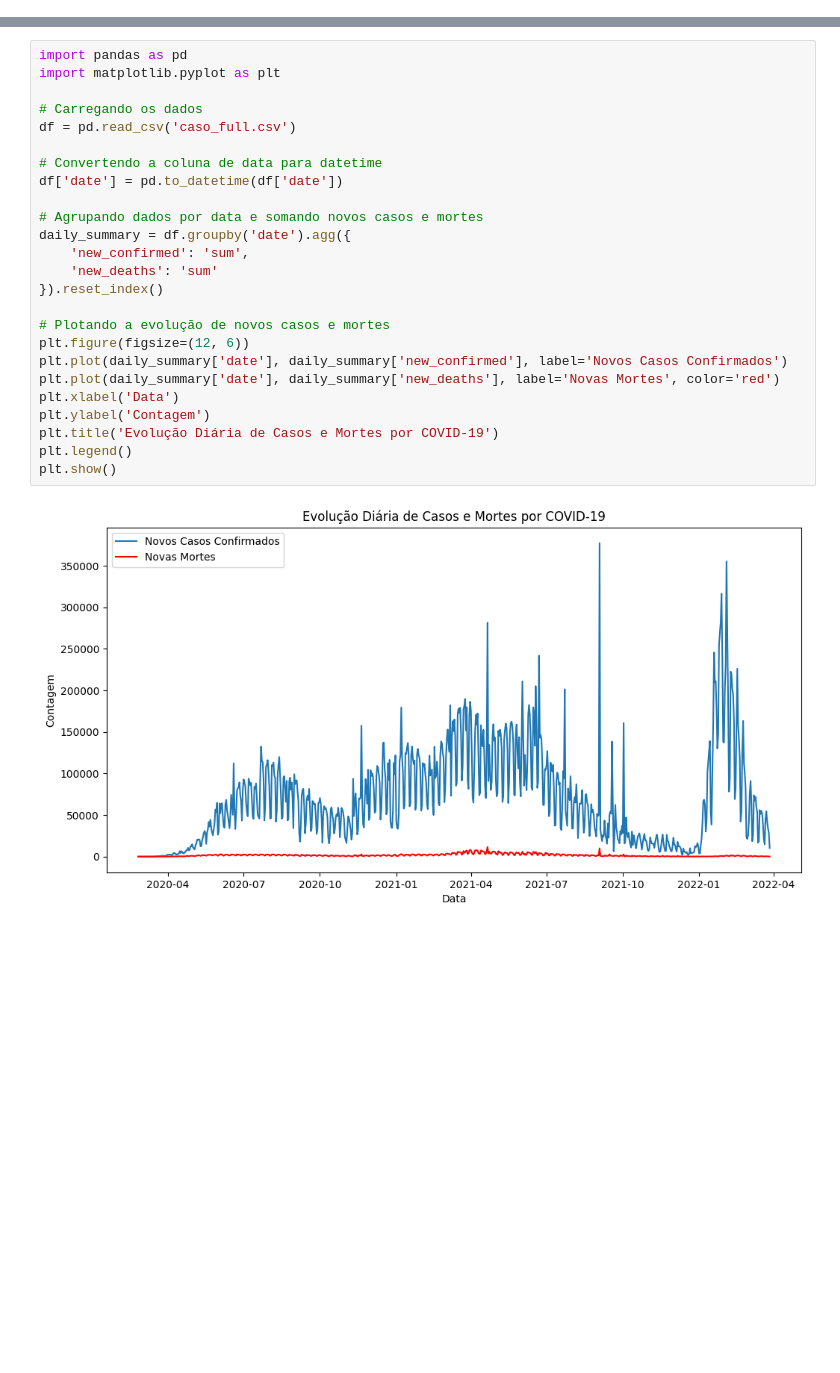
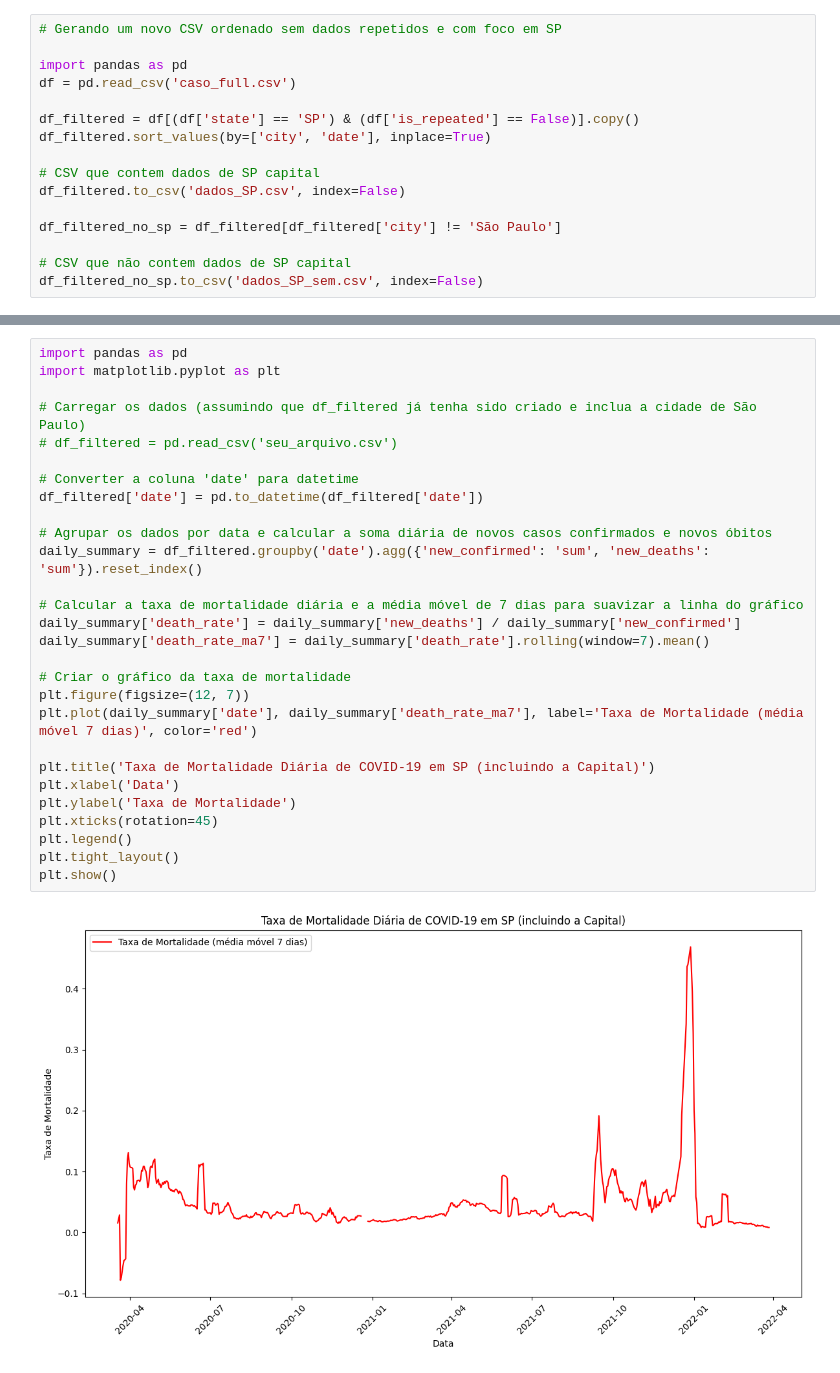
Before and after one commit to gabs4841/Covid-Graficos, a Jupyter notebook: COVID.ipynb, the cells around one changed output, grey strips where cells are left out. Drawn from its saved outputs; the diff is of its cells as text; blank space fills up the shorter version.

```diff
--- a/COVID.ipynb
+++ b/COVID.ipynb
@@ -86,0 +1,16 @@ See the caveats in the documentation: https://pandas.pydata.org/pandas-docs/stab
+# %%
+# Gerando um novo CSV ordenado sem dados repetidos e com foco em SP
+
+import pandas as pd
+df = pd.read_csv('caso_full.csv')
+
+df_filtered = df[(df['state'] == 'SP') & (df['is_repeated'] == False)].copy()
+df_filtered.sort_values(by=['city', 'date'], inplace=True)
+
+# CSV que contem dados de SP capital
+df_filtered.to_csv('dados_SP.csv', index=False)
+
+df_filtered_no_sp = df_filtered[df_filtered['city'] != 'São Paulo']
+
+# CSV que não contem dados de SP capital
+df_filtered_no_sp.to_csv('dados_SP_sem.csv', index=False)
@@ -87,27 +42,30 @@ See the caveats in the documentation: https://pandas.pydata.org/pandas-docs/stab
 # %%
 import pandas as pd
 import matplotlib.pyplot as plt
 
-# Carregando os dados
-df = pd.read_csv('caso_full.csv')
+# Carregar os dados (assumindo que df_filtered já tenha sido criado e inclua a cidade de São Paulo)
+# df_filtered = pd.read_csv('seu_arquivo.csv')
 
-# Convertendo a coluna de data para datetime
-df['date'] = pd.to_datetime(df['date'])
+# Converter a coluna 'date' para datetime
+df_filtered['date'] = pd.to_datetime(df_filtered['date'])
 
-# Agrupando dados por data e somando novos casos e mortes
-daily_summary = df.groupby('date').agg({
-    'new_confirmed': 'sum',
-    'new_deaths': 'sum'
-}).reset_index()
+# Agrupar os dados por data e calcular a soma diária de novos casos confirmados e novos óbitos
+daily_summary = df_filtered.groupby('date').agg({'new_confirmed': 'sum', 'new_deaths': 'sum'}).reset_index()
 
-# Plotando a evolução de novos casos e mortes
-plt.figure(figsize=(12, 6))
-plt.plot(daily_summary['date'], daily_summary['new_confirmed'], label='Novos Casos Confirmados')
-plt.plot(daily_summary['date'], daily_summary['new_deaths'], label='Novas Mortes', color='red')
+# Calcular a taxa de mortalidade diária e a média móvel de 7 dias para suavizar a linha do gráfico
+daily_summary['death_rate'] = daily_summary['new_deaths'] / daily_summary['new_confirmed']
+daily_summary['death_rate_ma7'] = daily_summary['death_rate'].rolling(window=7).mean()
+
+# Criar o gráfico da taxa de mortalidade
+plt.figure(figsize=(12, 7))
+plt.plot(daily_summary['date'], daily_summary['death_rate_ma7'], label='Taxa de Mortalidade (média móvel 7 dias)', color='red')
+
+plt.title('Taxa de Mortalidade Diária de COVID-19 em SP (incluindo a Capital)')
 plt.xlabel('Data')
-plt.ylabel('Contagem')
-plt.title('Evolução Diária de Casos e Mortes por COVID-19')
+plt.ylabel('Taxa de Mortalidade')
+plt.xticks(rotation=45)
 plt.legend()
+plt.tight_layout()
 plt.show()
 # %% [output]
-[figure, old version]
+[figure, new version]
```
Also changed, not shown: parts of 15 cells of this notebook.
